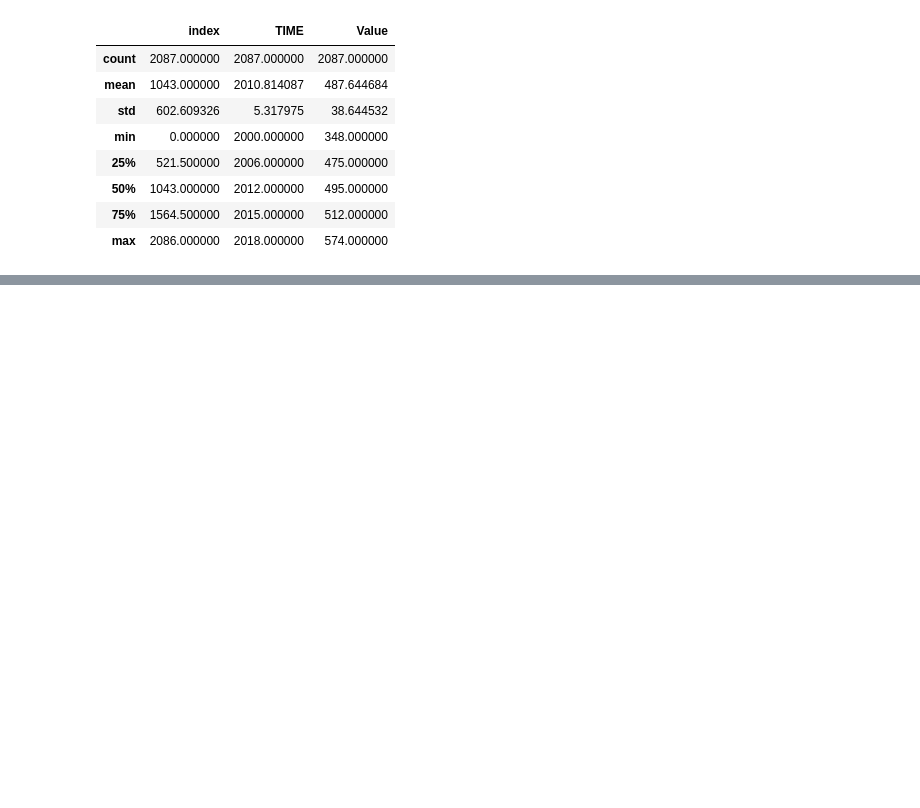
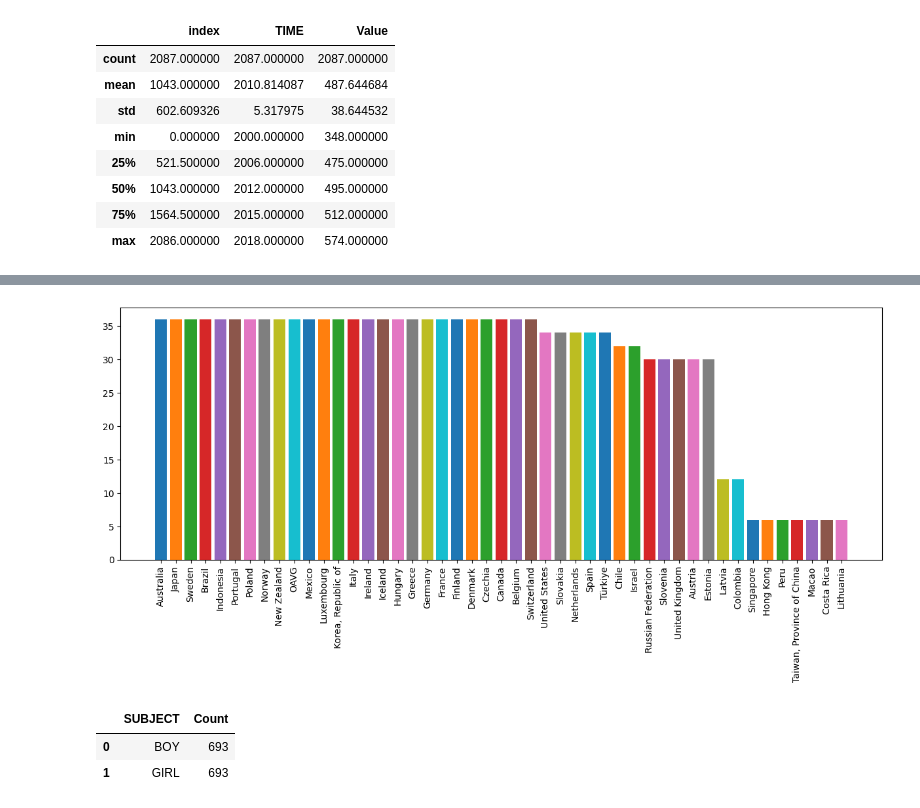
Before and after one commit to VirtueDevs/Pisa_ranks, a Jupyter notebook: Pisa_ranks.ipynb, the cells around one changed output, grey strips where cells are left out. Saved outputs shown, nothing was run; the diff lists cells and outputs as text; code cells hidden in the pictures; blank space fills up the shorter version.

Commit message:
add graphs

```diff
--- a/Pisa_ranks.ipynb
+++ b/Pisa_ranks.ipynb
@@ -110,0 +106,17 @@ count_df
+# %%
+plt.figure(figsize=(15,5))
+colors = sb.color_palette()
+plt.bar(count_df['Country_Name'], count_df['Count'], color=colors)
+plt.xticks(rotation=90)
+plt.show()
+# %% [output]
+[figure, added]
+# %%
+count_by_subject = csv_pisa_keyword['SUBJECT'].value_counts()
+count_subject = pd.DataFrame(count_by_subject.reset_index())
+count_subject.columns = ['SUBJECT', 'Count']
+count_subject
+# %% [output]
+|  | SUBJECT | Count |
+| 0 | BOY | 693 |
+| 1 | GIRL | 693 |
```
Also changed, not shown: parts of 6 cells of this notebook.
